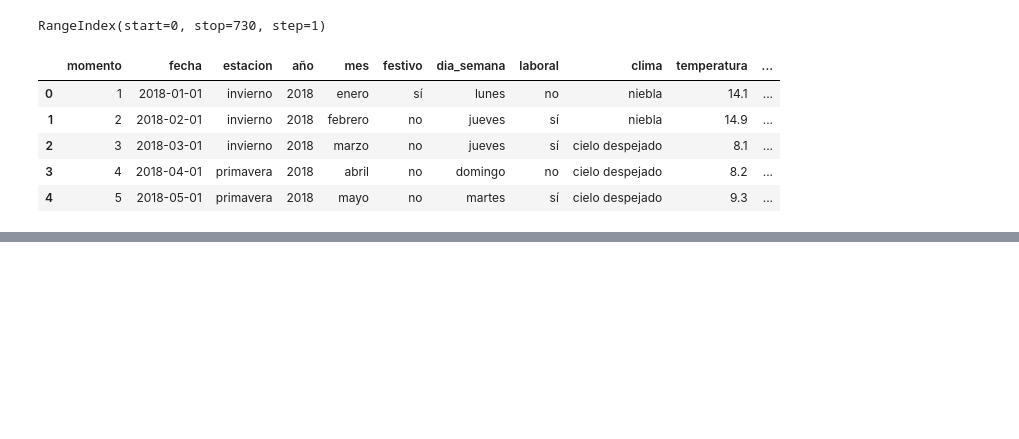
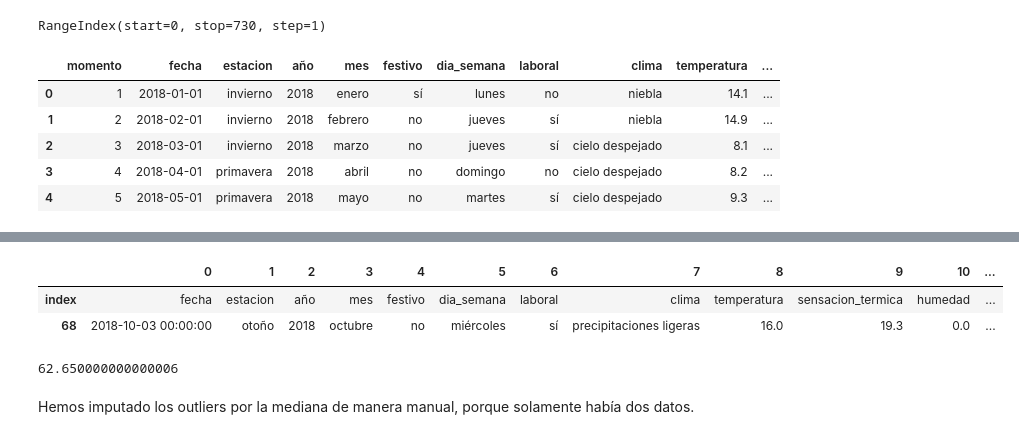
Before and after one commit to CrisSangrador/proyecto-alquiler-bicicletas, a Jupyter notebook: eda_bicis.ipynb, the cells around one changed output, grey strips where cells are left out. Saved outputs shown, nothing was run; the diff lists cells and outputs as text; code cells hidden in the pictures; blank space fills up the shorter version.

```diff
--- a/eda_bicis.ipynb
+++ b/eda_bicis.ipynb
@@ -330,0 +384,10 @@ df.drop('momento', axis = 1, inplace = True)
+# %%
+df.loc[68].reset_index().T
+# %% [output]
+|  | 0 | 1 | 2 | 3 | 4 | 5 | 6 | 7 | 8 | 9 | 10 | ... |
+| index | fecha | estacion | año | mes | festivo | dia_semana | laboral | clima | temperatura | sensacion_termica | humedad | ... |
+| 68 | 2018-10-03 00:00:00 | otoño | 2018 | octubre | no | miércoles | sí | precipitaciones ligeras | 16.0 | 19.3 | 0.0 | ... |
+# %%
+df["humedad"].median()
+# %% [output]
+62.650000000000006
@@ -331,2 +398,4 @@ df.drop('momento', axis = 1, inplace = True)
+# %% [markdown]
+Hemos imputado los outliers por la mediana de manera manual, porque solamente había dos datos.
 # %%
 df.to_pickle("data/bikes_limpio.pkl")
```
Also changed, not shown: parts of 11 cells of this notebook, 1 other file.
